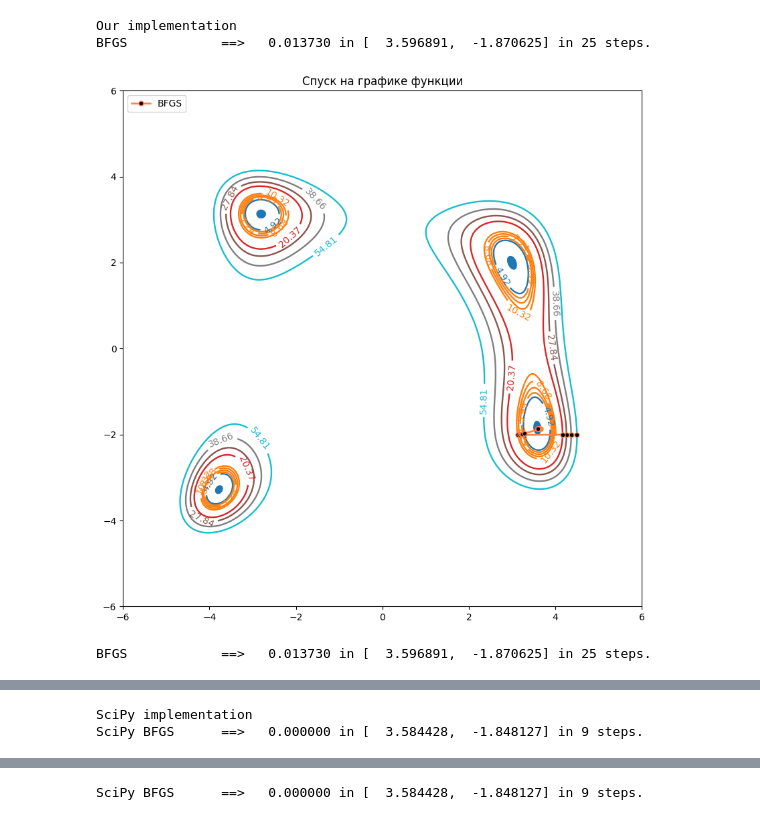
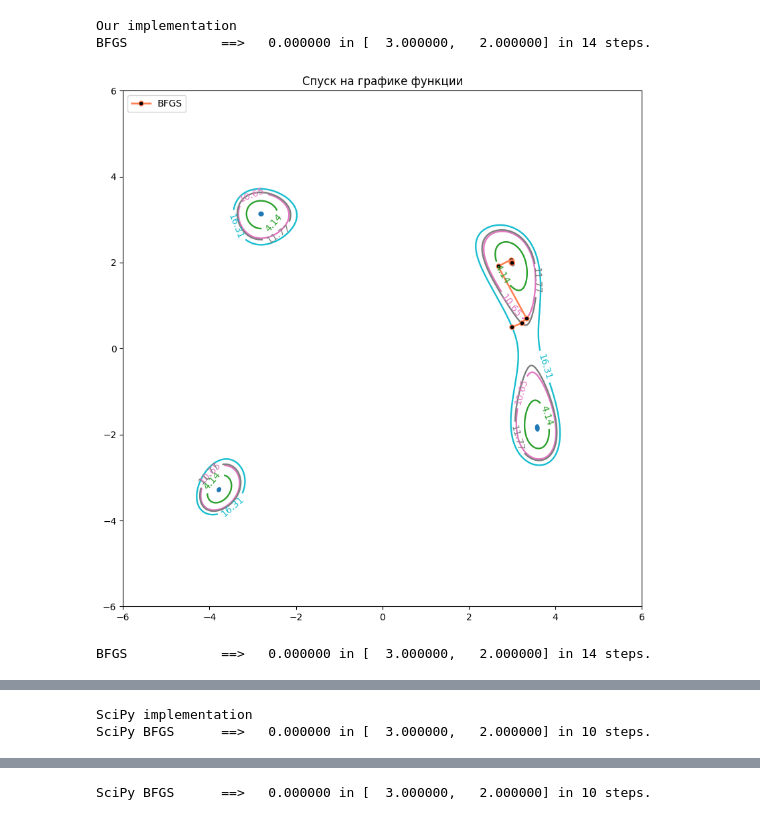
Before and after one commit to trio-at-optimization/optimization-lab4, a Jupyter notebook: Sources/T2/T2_a_BFGS.ipynb, the cells around one changed output, grey strips where cells are left out. Saved outputs shown, nothing was run; the diff lists cells and outputs as text; code cells hidden in the pictures.

Commit message:
[T2/T2_a_BFGS] Cleanup code. Helper updated

```diff
--- a/Sources/T2/T2_a_BFGS.ipynb
+++ b/Sources/T2/T2_a_BFGS.ipynb
@@ -196,13 +87,13 @@ SciPy BFGS      ==>  -0.041983 in [ -0.822922,  -0.499418] in 11 steps.
 # %%
-initial_x = np.array([4.5, -2.0])
+initial_x = np.array([3.0, 0.5])
 
 x_lin = np.linspace(-6, 6, 1200, dtype=float)
 y_lin = np.linspace(-6, 6, 1200, dtype=float)
 
 
-compare(f_himmelblau, initial_x, x_lin, y_lin, max_iter=24, elev=(30, 30), azim=(200, 200))
+helper.compare(f_himmelblau, initial_x, x_lin, y_lin, bfgs, 'BFGS', 'BFGS', max_iter=13, elev=(30, 30), azim=(200, 200))
 # %% [output]
 Our implementation
-BFGS            ==>   0.013730 in [  3.596891,  -1.870625] in 25 steps.
+BFGS            ==>   0.000000 in [  3.000000,   2.000000] in 14 steps.
-[figure, old version]
+[figure, new version]
-BFGS            ==>   0.013730 in [  3.596891,  -1.870625] in 25 steps.
+BFGS            ==>   0.000000 in [  3.000000,   2.000000] in 14 steps.
@@ -210,2 +101,2 @@ BFGS            ==>   0.013730 in [  3.596891,  -1.870625] in 25 steps.
 SciPy implementation
-SciPy BFGS      ==>   0.000000 in [  3.584428,  -1.848127] in 9 steps.
+SciPy BFGS      ==>   0.000000 in [  3.000000,   2.000000] in 10 steps.
@@ -213 +104 @@ SciPy BFGS      ==>   0.000000 in [  3.584428,  -1.848127] in 9 steps.
-SciPy BFGS      ==>   0.000000 in [  3.584428,  -1.848127] in 9 steps.
+SciPy BFGS      ==>   0.000000 in [  3.000000,   2.000000] in 10 steps.
```
Also changed, not shown: parts of 3 cells of this notebook, 5 other files.
